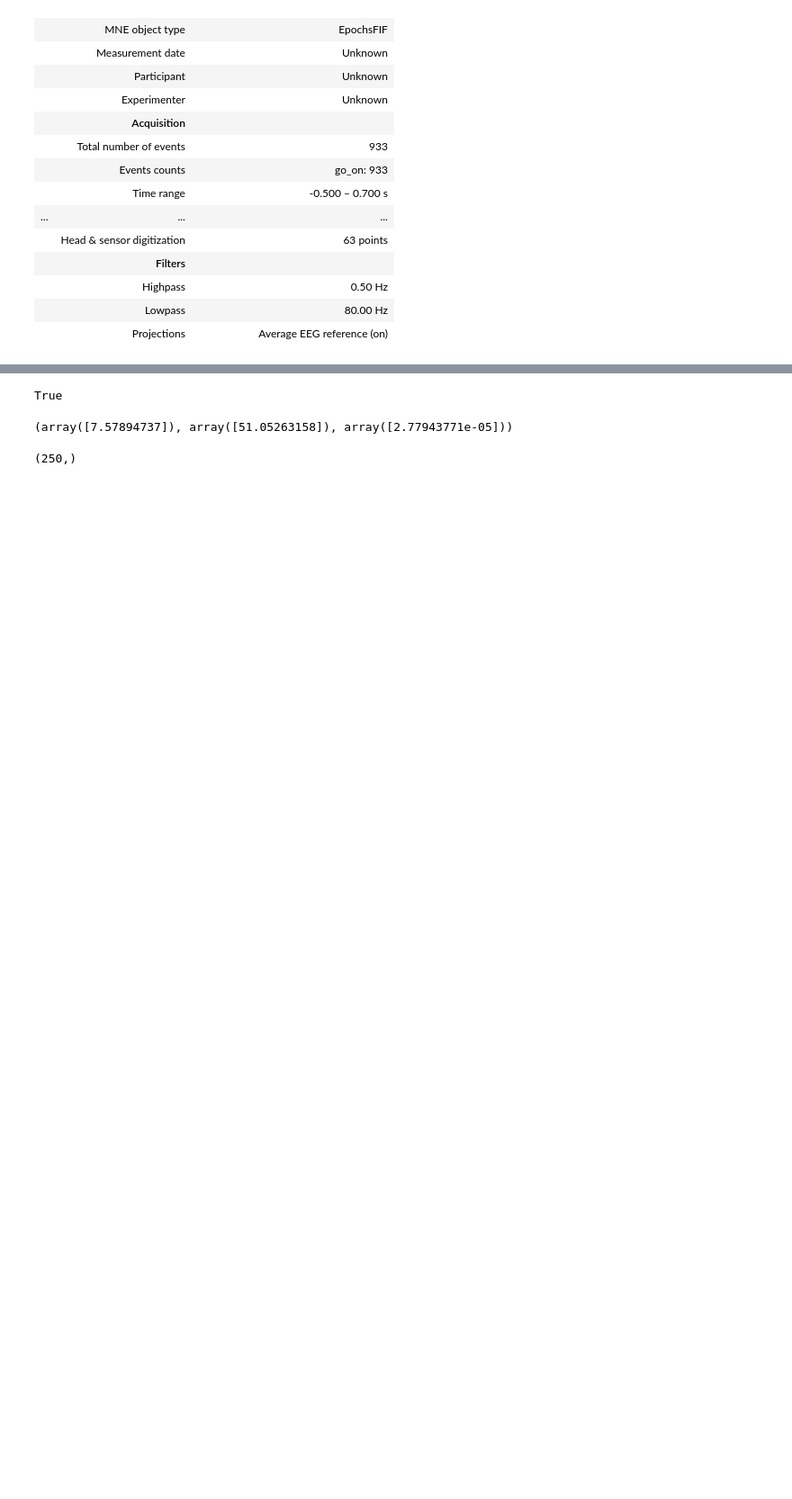
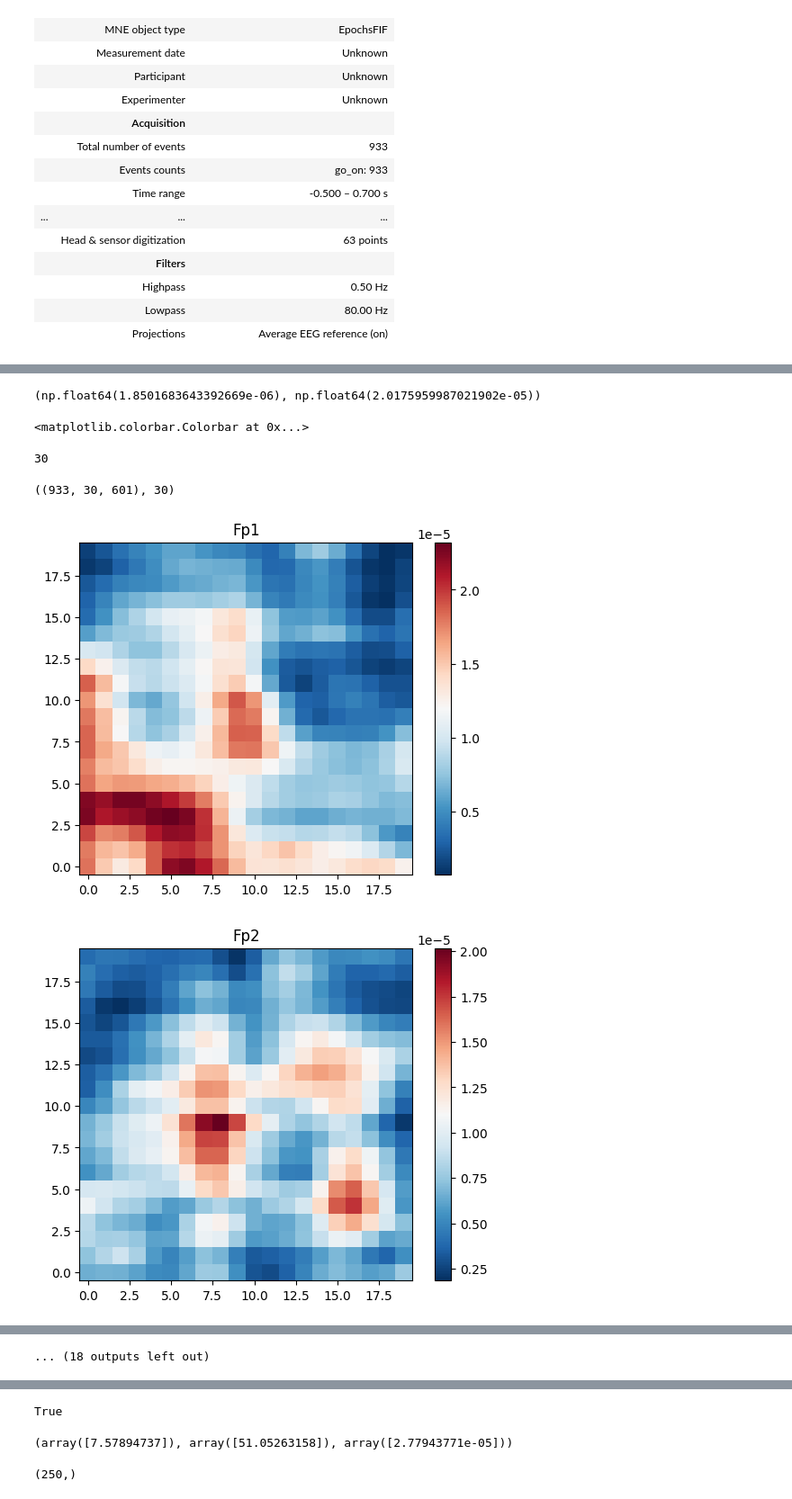
Before and after one commit to bonokat/motor_pac, a Jupyter notebook: pactools_test.ipynb, the cells around one changed output, grey strips where cells are left out. Shown at 90% size. Cells and saved outputs as stored; diff of their text form; code cells hidden in the pictures; blank space fills up the shorter version.

Commit message:
PAC func and plot

```diff
--- a/pactools_test.ipynb
+++ b/pactools_test.ipynb
@@ -87,3 +88,35 @@ gamma_range = np.linspace(30, 80, 20)  # Amplitude: 30-80 Hz
 # alpha = [6, 14]
 # lower_gamma = (30, 50, 2, 0.5)
 # higher_gamma = (50, 80, 2, 0.5)
+# %%
+%matplotlib inline
+estimator = Comodulogram(
+    fs=sf,
+    low_fq_range=theta_range,  # Phase frequencies (theta)
+    high_fq_range=gamma_range, # Amplitude frequencies (gamma)
+    method='tort',
+    progress_bar=True
+    )
+
+
+all_channels_data = epochs_all_subs.get_data()
+out = np.empty(
+    (len(theta_range), all_channels_data.shape[1], len(gamma_range))
+)
+
+
+for i in range(all_channels_data.shape[1]):
+    data_flat = np.reshape(all_channels_data[:, i], -1)[None, :]
+    pac = estimator.fit(
+            data_flat,
+            data_flat,
+        )
+    out[:, i] = pac.comod_
+    # fig, (ax1, ax2) = plt.subplots(1, 2, figsize=(10, 5))
+    # pac.plot(tight_layout=True, axs=[ax1])
+
+    # ax2.imshow(
+    #     out[:, i].T, origin='lower', aspect='auto',
+    # )
+    # plt.show()
+    # break
@@ -89,0 +141,26 @@ gamma_range = np.linspace(30, 80, 20)  # Amplitude: 30-80 Hz
+# %%
+out[:, 1].min(), out[:, 1].max()
+# %% [output]
+(np.float64(1.8501683643392669e-06), np.float64(2.0175959987021902e-05))
+# %%
+im = plt.imshow(out[:, 1])
+plt.colorbar(im)
+# %% [output]
+<matplotlib.colorbar.Colorbar at 0x...>
+# %%
+len(idxs)
+# %% [output]
+30
+# %%
+epochs_all_subs.get_data().shape, len(epochs_all_subs.ch_names)
+# %% [output]
+((933, 30, 601), 30)
+# %%
+for i, ch_name in enumerate(epochs_all_subs.ch_names):
+    im = plt.imshow(out[:, i], origin='lower', cmap='RdBu_r')
+    plt.colorbar(im)
+    plt.title(ch_name)
+    plt.show()
+# %% [output]
+[figure, added]
+[figure, added]
@@ -89,0 +177 @@ gamma_range = np.linspace(30, 80, 20)  # Amplitude: 30-80 Hz
+... (18 outputs left out)
```
Also changed, not shown: parts of 40 cells of this notebook, 33 other files.
